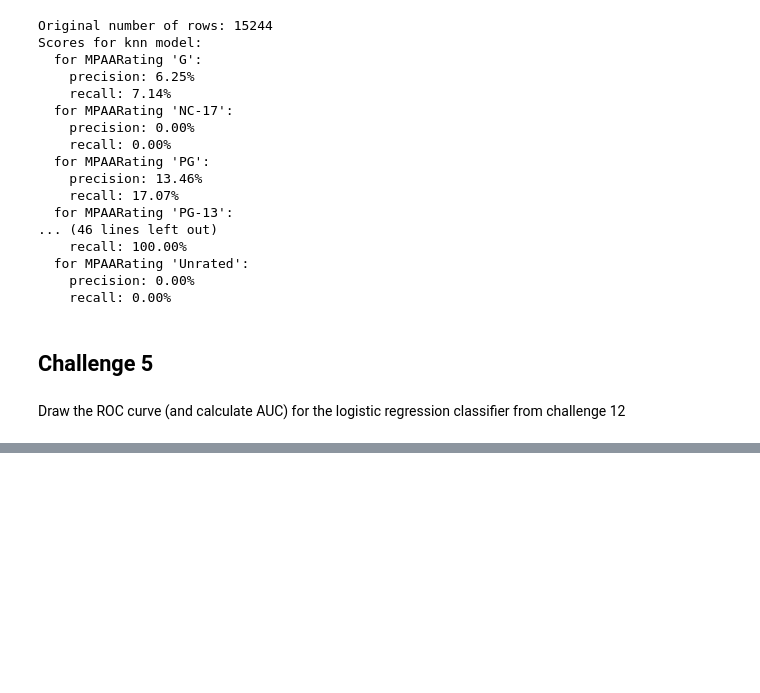
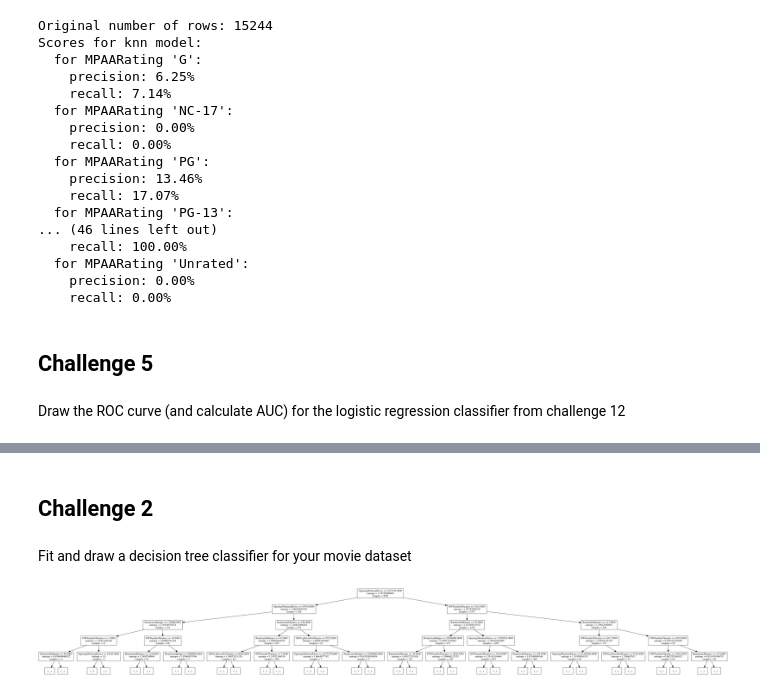
Before and after one commit to fdurant/error_analysis_challenges, a Jupyter notebook: error_analysis_challenges.ipynb, the cells around one changed output, grey strips where cells are left out. Saved outputs shown, nothing was run; the diff lists cells and outputs as text; code cells hidden in the pictures; blank space fills up the shorter version.

```diff
--- a/error_analysis_challenges.ipynb
+++ b/error_analysis_challenges.ipynb
@@ -192,6 +190,7 @@ label = ['MPAARating']
 relevantFields = features
 relevantFields.extend(label)
 moviesDF2 = moviesDF.dropna(subset=relevantFields)
+countsPerRating = moviesDF2.groupby(['MPAARating'], sort=True).count()
 
 from sklearn.dummy import DummyClassifier
 
@@ -286,0 +316,34 @@ plt.show()
+# %% [markdown]
+## Challenge 2
+# %% [markdown]
+Fit and draw a decision tree classifier for your movie dataset
+# %%
+moviesDF=pd.read_csv('BoxOfficeMojoMovies.csv', sep=',', header=0)
+features =  ['ProductionBudget','RuntimeInMinutes','OpeningWeekendGross','OWNumberTheaters','OWAvgGrossPerTheater']
+label = ['MPAARating']
+relevantFields = [x for x in features]
+relevantFields.extend(label)
+moviesDF2 = moviesDF.dropna(subset=relevantFields)
+countsPerRating = moviesDF2.groupby(['MPAARating'], sort=True).count()
+
+labelValues = [i for i in countsPerRating['Title'].index]
+moviesDF3 = moviesDF2.replace(to_replace=labelValues,value=range(len(labelValues)))
+X_values = moviesDF3[features]
+y_values = moviesDF3[label[0]]
+X_train, X_test, y_train, y_test = train_test_split(X_values, y_values, test_size=0.2, random_state=0)
+
+#print X_values
+
+treeModel = tree.DecisionTreeClassifier(criterion="entropy")
+fittedModel = treeModel.fit(X_train, y_train)
+
+from StringIO import StringIO
+out = StringIO()
+out = tree.export_graphviz(decision_tree=treeModel, out_file="movies_decision_tree.dot", feature_names=features, max_depth=4)
+
+import os
+os.system("dot -Tpng movies_decision_tree.dot -o movies_decision_tree.png")
+from IPython.display import Image, display_png, display
+display(Image(filename='movies_decision_tree.png'))
+# %% [output]
+[figure, added]
```
Also changed, not shown: parts of 8 cells of this notebook, 1 other file.
